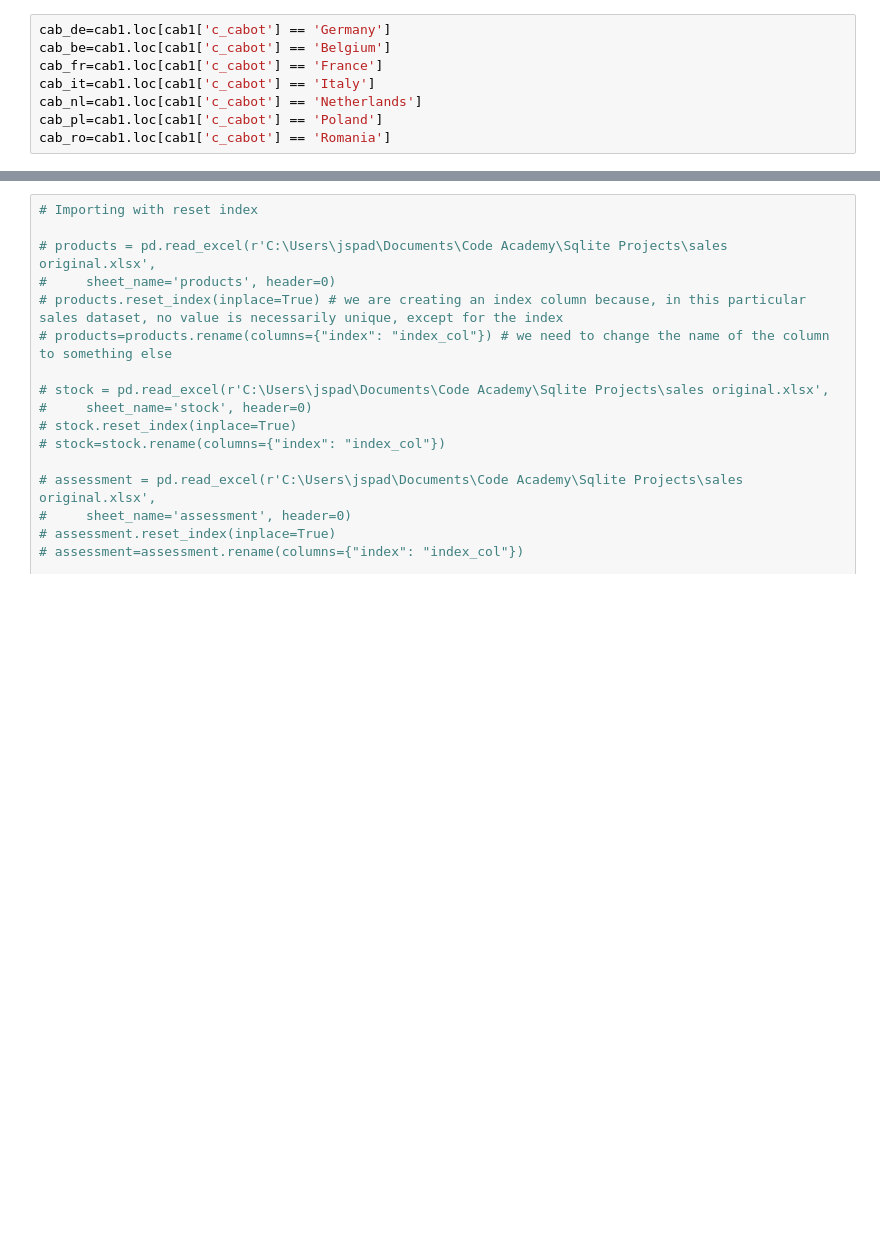
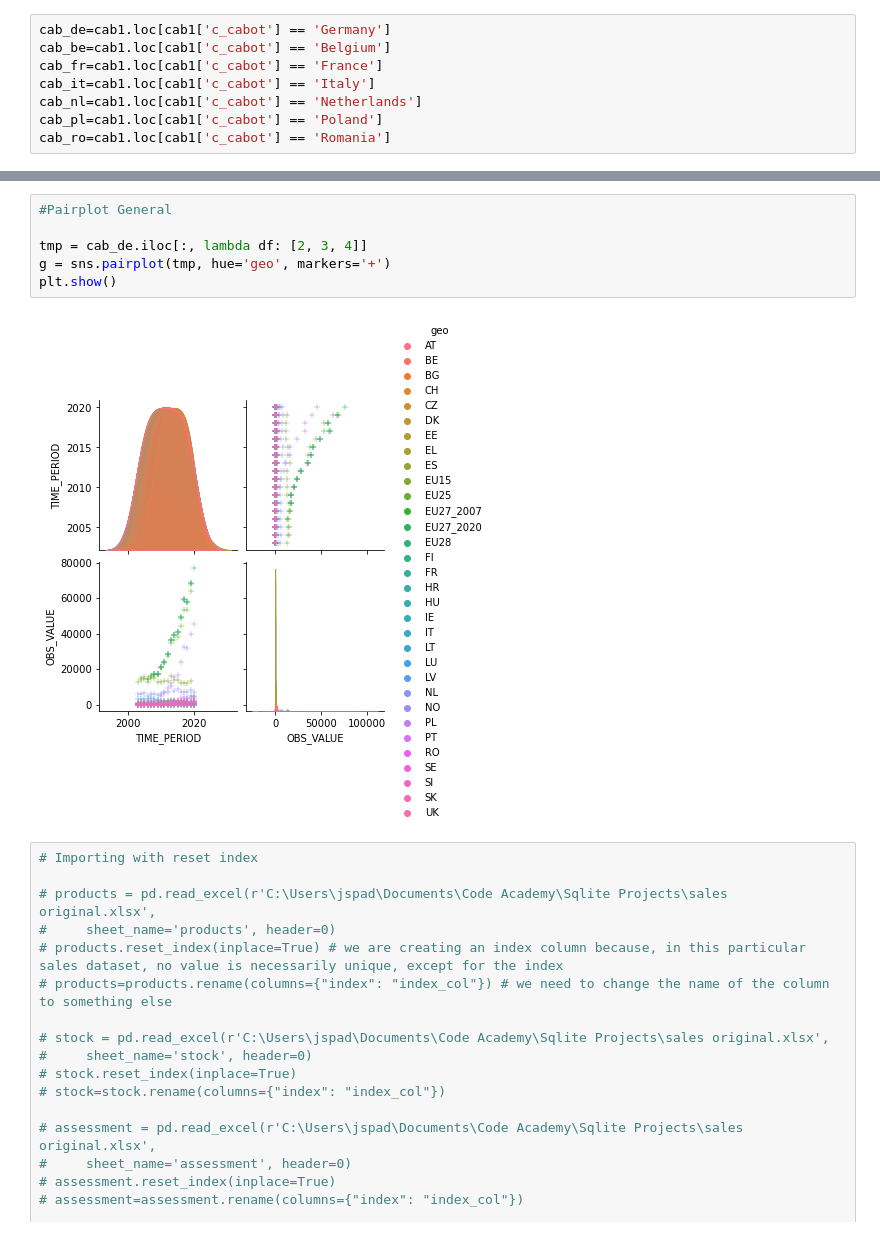
Before and after one commit to Jacopo-Spadon/Final-Project, a Jupyter notebook: Final Project.ipynb, the cells around one changed output, grey strips where cells are left out. Cells and saved outputs as stored; diff of their text form; blank space fills up the shorter version.

Commit message:
Sns plot

```diff
--- a/Final Project.ipynb
+++ b/Final Project.ipynb
@@ -88,3 +69,11 @@ cab_de.head()
+# %%
+#Pairplot General
+
+tmp = cab_de.iloc[:, lambda df: [2, 3, 4]]
+g = sns.pairplot(tmp, hue='geo', markers='+')
+plt.show()
+# %% [output]
+[figure, added]
 # %%
 # Importing with reset index
 
```
Also changed, not shown: parts of 2 cells of this notebook.
